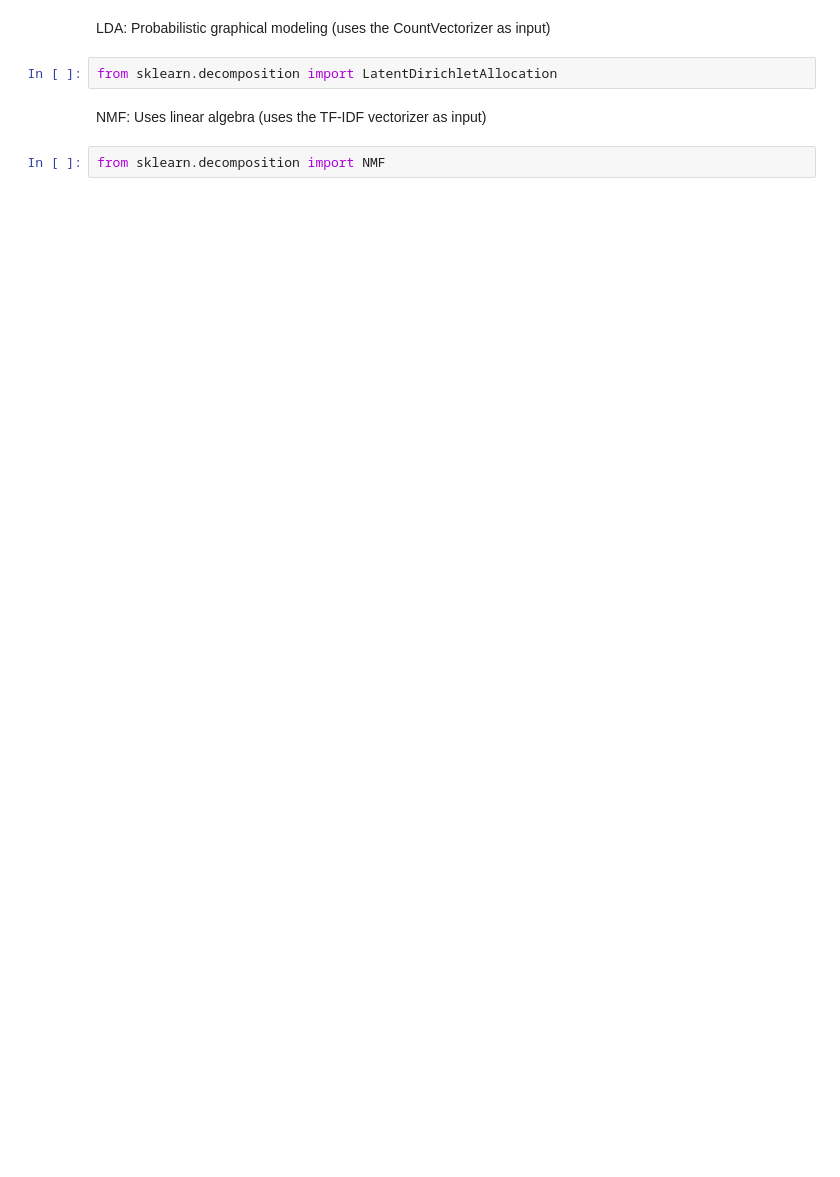
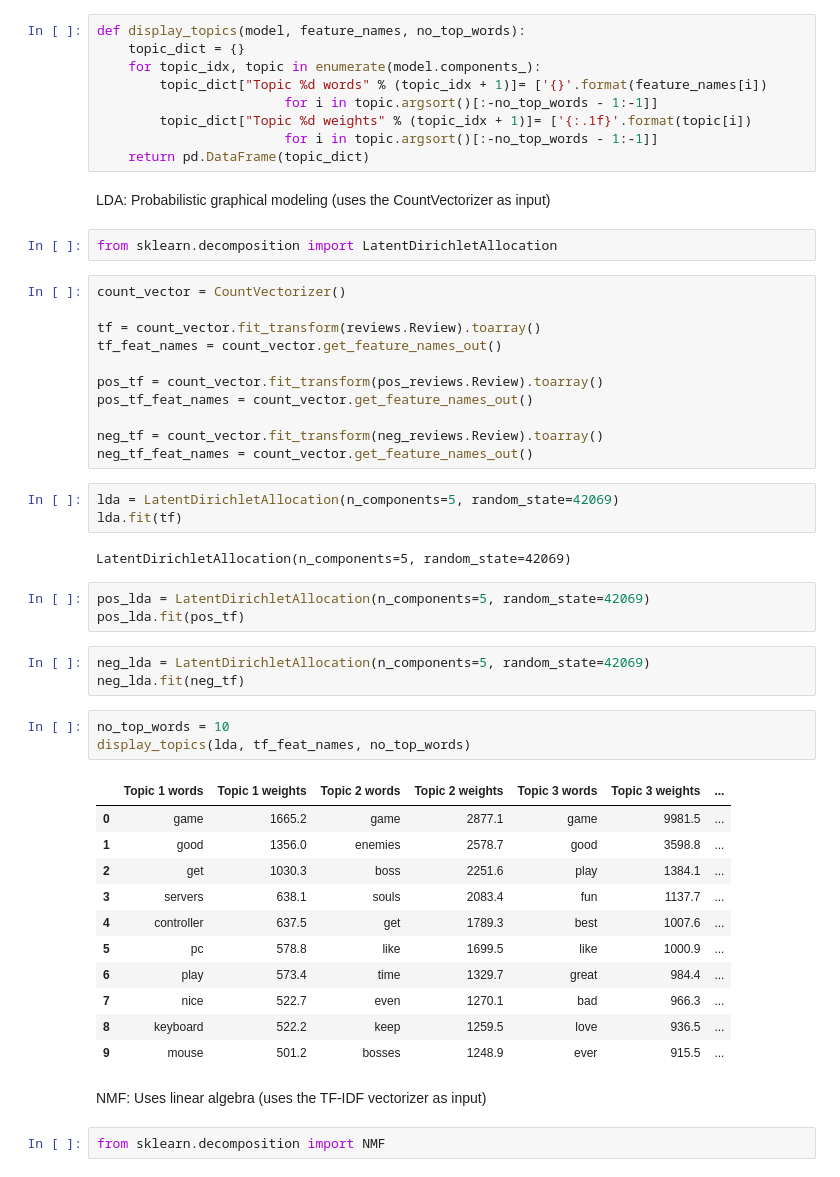
Before and after one commit to BrandonDioneda/Dark-Souls-2-Reviews, a Jupyter notebook: ds2-reviews.ipynb, the cells around one changed output. Saved outputs shown, nothing was run; the diff lists cells and outputs as text; blank space fills up the shorter version.

```diff
--- a/ds2-reviews.ipynb
+++ b/ds2-reviews.ipynb
@@ -265,7 +284,53 @@ documents
+# %%
+def display_topics(model, feature_names, no_top_words):
+    topic_dict = {}
+    for topic_idx, topic in enumerate(model.components_):
+        topic_dict["Topic %d words" % (topic_idx + 1)]= ['{}'.format(feature_names[i])
+                        for i in topic.argsort()[:-no_top_words - 1:-1]]
+        topic_dict["Topic %d weights" % (topic_idx + 1)]= ['{:.1f}'.format(topic[i])
+                        for i in topic.argsort()[:-no_top_words - 1:-1]]
+    return pd.DataFrame(topic_dict)
 # %% [markdown]
 LDA: Probabilistic graphical modeling (uses the CountVectorizer as input)
 # %%
 from sklearn.decomposition import LatentDirichletAllocation
+# %%
+count_vector = CountVectorizer()
+
+tf = count_vector.fit_transform(reviews.Review).toarray()
+tf_feat_names = count_vector.get_feature_names_out()
+
+pos_tf = count_vector.fit_transform(pos_reviews.Review).toarray()
+pos_tf_feat_names = count_vector.get_feature_names_out()
+
+neg_tf = count_vector.fit_transform(neg_reviews.Review).toarray()
+neg_tf_feat_names = count_vector.get_feature_names_out()
+# %%
+lda = LatentDirichletAllocation(n_components=5, random_state=42069)
+lda.fit(tf)
+# %% [output]
+LatentDirichletAllocation(n_components=5, random_state=42069)
+# %%
+pos_lda = LatentDirichletAllocation(n_components=5, random_state=42069)
+pos_lda.fit(pos_tf)
+# %%
+neg_lda = LatentDirichletAllocation(n_components=5, random_state=42069)
+neg_lda.fit(neg_tf)
+# %%
+no_top_words = 10
+display_topics(lda, tf_feat_names, no_top_words)
+# %% [output]
+|  | Topic 1 words | Topic 1 weights | Topic 2 words | Topic 2 weights | Topic 3 words | Topic 3 weights | ... |
+| 0 | game | 1665.2 | game | 2877.1 | game | 9981.5 | ... |
+| 1 | good | 1356.0 | enemies | 2578.7 | good | 3598.8 | ... |
+| 2 | get | 1030.3 | boss | 2251.6 | play | 1384.1 | ... |
+| 3 | servers | 638.1 | souls | 2083.4 | fun | 1137.7 | ... |
+| 4 | controller | 637.5 | get | 1789.3 | best | 1007.6 | ... |
+| 5 | pc | 578.8 | like | 1699.5 | like | 1000.9 | ... |
+| 6 | play | 573.4 | time | 1329.7 | great | 984.4 | ... |
+| 7 | nice | 522.7 | even | 1270.1 | bad | 966.3 | ... |
+| 8 | keyboard | 522.2 | keep | 1259.5 | love | 936.5 | ... |
+| 9 | mouse | 501.2 | bosses | 1248.9 | ever | 915.5 | ... |
 # %% [markdown]
 NMF: Uses linear algebra (uses the TF-IDF vectorizer as input)
 # %%
```
Also changed, not shown: parts of 16 cells of this notebook.
